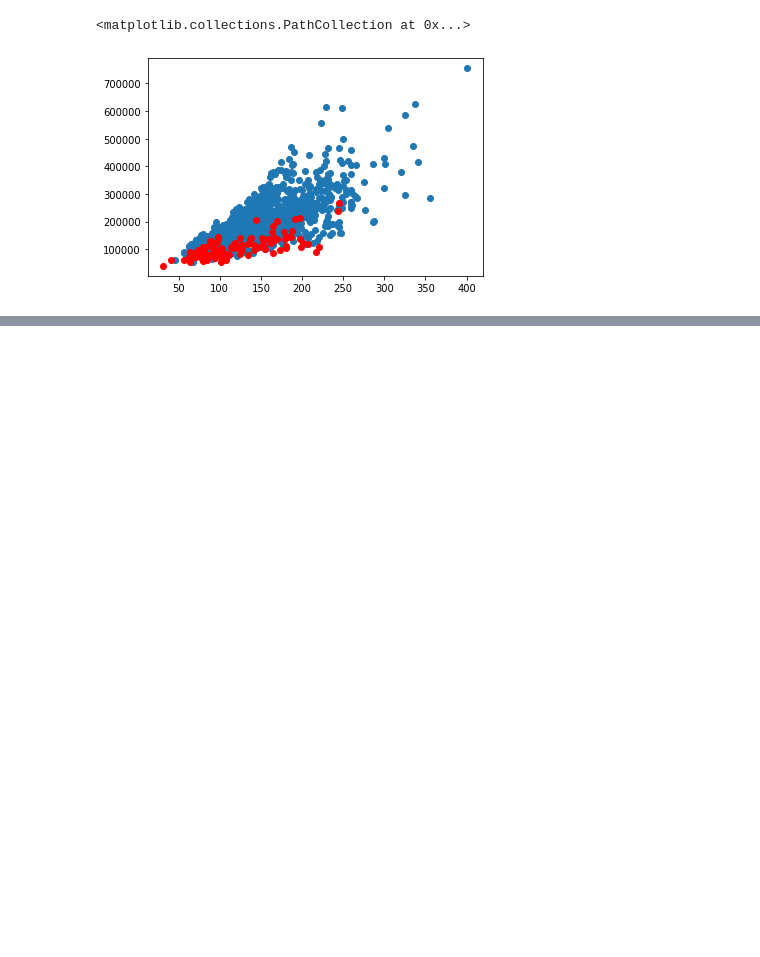
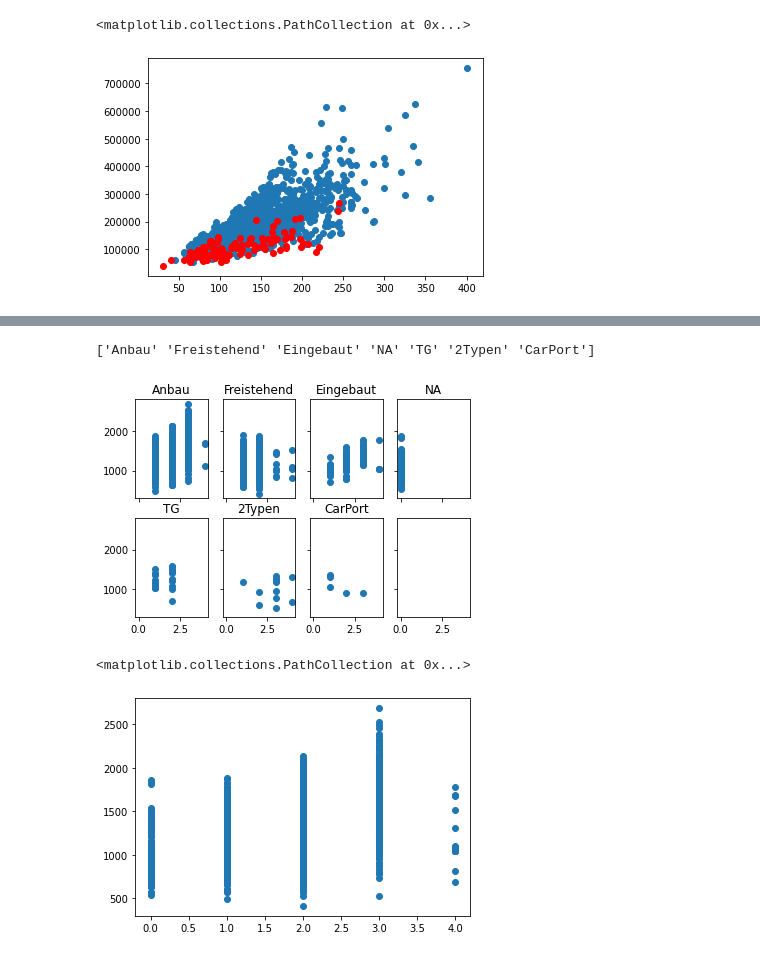
Before and after one commit to CrossField1973/DataScienceProject_01, a Jupyter notebook: housing_data.ipynb, the cells around one changed output, grey strips where cells are left out. Saved outputs shown, nothing was run; the diff lists cells and outputs as text; code cells hidden in the pictures; blank space fills up the shorter version.

```diff
--- a/housing_data.ipynb
+++ b/housing_data.ipynb
@@ -66,0 +139,24 @@ plt.scatter(house_not_ac["Wohnflaeche in qm"],house_not_ac["Preis"],c="red")
+# %%
+#Garage Typ, Garagenkapazitaet
+# warhscheinlich -> mehr Garagen -> teurer?
+# Heizung + Qualitaet
+garage_types = housing_data["Garage Typ"].unique()
+print(garage_types)
+
+fig, axs = plt.subplots(2, 4, sharex=True, sharey=True)
+
+for i in range(len(garage_types)):
+    garage_data = housing_data[housing_data["Garage Typ"] == garage_types[i]]
+    axs[int(i/4),i%4].scatter(garage_data["Garagenkapazitaet"], garage_data["Preisproqm"])
+    axs[int(i/4),i%4].set_title(garage_types[i])
+plt.show()
+# Anbaugaragen sind mitunter am teuersten, wobei die anderen im €/qm Bereich sind, wie, wenn keine Garage vorhanden ist
+# Der Einfluss von Garagen auf den Preis ist nicht signifikant
+
+plt.scatter(housing_data["Garagenkapazitaet"], housing_data["Preisproqm"])
+# Auch der Überblick nur über die Garagenkapazitaet hat keinen großen Einfluss auf den €/m²
+# %% [output]
+['Anbau' 'Freistehend' 'Eingebaut' 'NA' 'TG' '2Typen' 'CarPort']
+[figure, added]
+<matplotlib.collections.PathCollection at 0x...>
+[figure, added]
```
Also changed, not shown: parts of 7 cells of this notebook.
